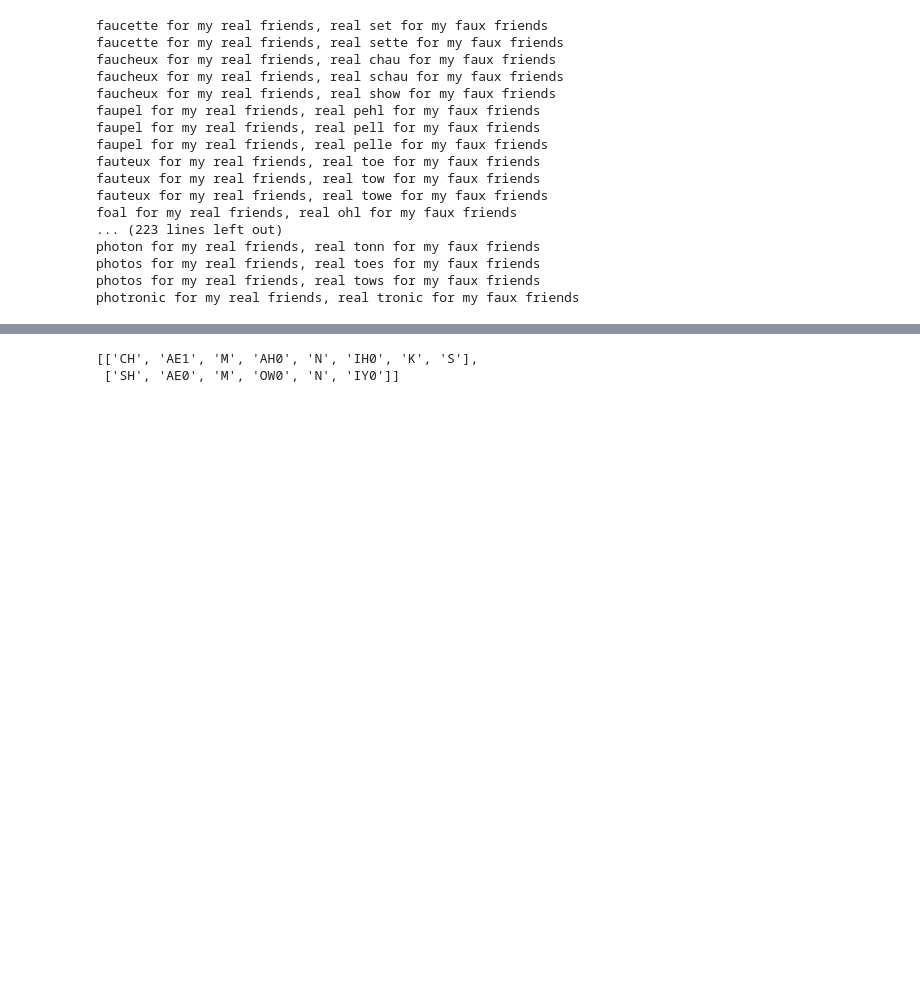
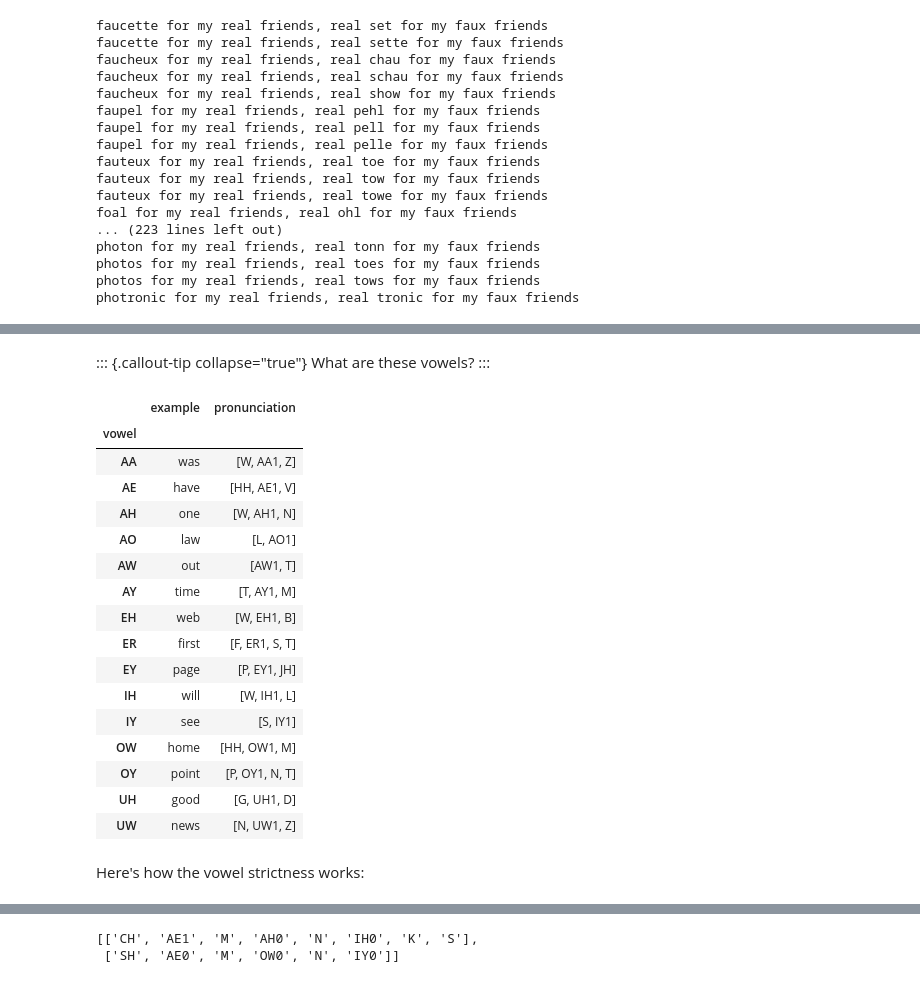
Before and after one commit to jeremybmerrill/champagne_real_pain, a Jupyter notebook: champagnerealpain.ipynb, the cells around one changed output, grey strips where cells are left out. Drawn from its saved outputs; the diff is of its cells as text; code cells hidden in the pictures; blank space fills up the shorter version.

```diff
--- a/champagnerealpain.ipynb
+++ b/champagnerealpain.ipynb
@@ -198,20 +186,0 @@ Also we ignore very uncommon words and non-nouns, which don't fit in the joke fo
-# %%
-
-VOWEL_REDUCTIONS = {
-    "AH": "AH", "AA": "AH", "AO": "AH", "UH": "AH", "IH": "AH", "EH": "AH",
-    "OW": "AH" # special for chamonix / money
-}
-
-VOWEL_STRICTNESS = 2
-# 1 = least; compare only first char of vowel symbol
-# 2 = medium; perform some vowel reductions
-# 3 = most; compare vowels as is (with stress removed)
-def remove_stress(phon):
-    return ''.join(i for i in phon if not i.isdigit())
-
-phones_dict = dict(cmudict.phones())
-def clean_phonemes(pron, vowel_strictness=VOWEL_STRICTNESS):
-    if vowel_strictness < 3:
-        pron = [(phon[0] if (vowel_strictness == 1) else VOWEL_REDUCTIONS.get(remove_stress(phon), phon)) if phones_dict[remove_stress(phon)][0] == 'vowel' else phon for phon in pron]
-    pron = tuple(remove_stress(phon) for phon in pron) # remove stress
-    return pron
@@ -329,0 +285,50 @@ for word, prons in cmudict_pronunciations.items():
+# %% [markdown]
+::: {.callout-tip collapse="true"}
+What are these vowels?
+:::
+# %%
+#| echo: true
+#| code-fold: true
+
+# finding examples of each vowel, so we can find which vowels to combine
+try:
+    import pandas as pd
+    has_pandas = True
+except:
+    has_pandas = False
+
+vowels = [ph for ph, types in cmudict.phones() if types[0] == 'vowel']
+vowel_examples = []
+for vowel in vowels:
+    for word, prons in sorted(cmudict_dict.items(), key=lambda word_prons: -word_frequencies.get(word_prons[0], 0)):
+        if "'" in word or '.' in word: continue
+        if not is_noun(word): continue
+        if 'R' in prons[0]: continue
+        if len(word) < 3 or len(word) >= 6: continue
+
+        if vowel in clean_phonemes(prons[0]):
+            vowel_examples.append((vowel, word, prons[0]))
+            break
+if has_pandas:
+    display(pd.DataFrame(vowel_examples, columns=["vowel", "example", "pronunciation"]).set_index('vowel'))
+else:
+    for vowel, example, pron in vowel_examples:
+        print(vowel, example, pronunciation)
+# %% [output]
+|  | example | pronunciation |
+| vowel |  |  |
+| AA | was | [W, AA1, Z] |
+| AE | have | [HH, AE1, V] |
+| AH | one | [W, AH1, N] |
+| AO | law | [L, AO1] |
+| AW | out | [AW1, T] |
+| AY | time | [T, AY1, M] |
+| EH | web | [W, EH1, B] |
+| ER | first | [F, ER1, S, T] |
+| EY | page | [P, EY1, JH] |
+| IH | will | [W, IH1, L] |
+| IY | see | [S, IY1] |
+| OW | home | [HH, OW1, M] |
+| OY | point | [P, OY1, N, T] |
+| UH | good | [G, UH1, D] |
+| UW | news | [N, UW1, Z] |
@@ -329,0 +356,2 @@ for word, prons in cmudict_pronunciations.items():
+# %% [markdown]
+Here's how the vowel strictness works:
```
Also changed, not shown: parts of 62 cells of this notebook, 2 other files.
